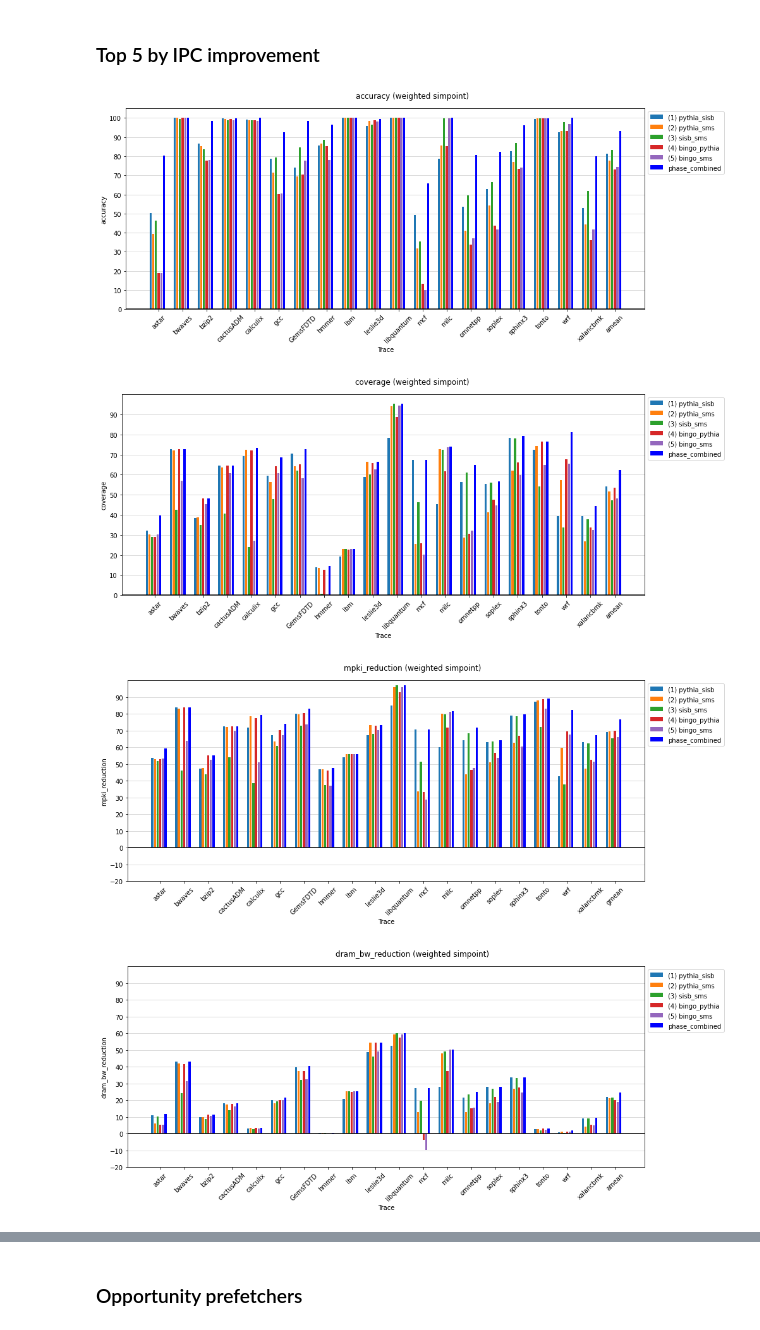
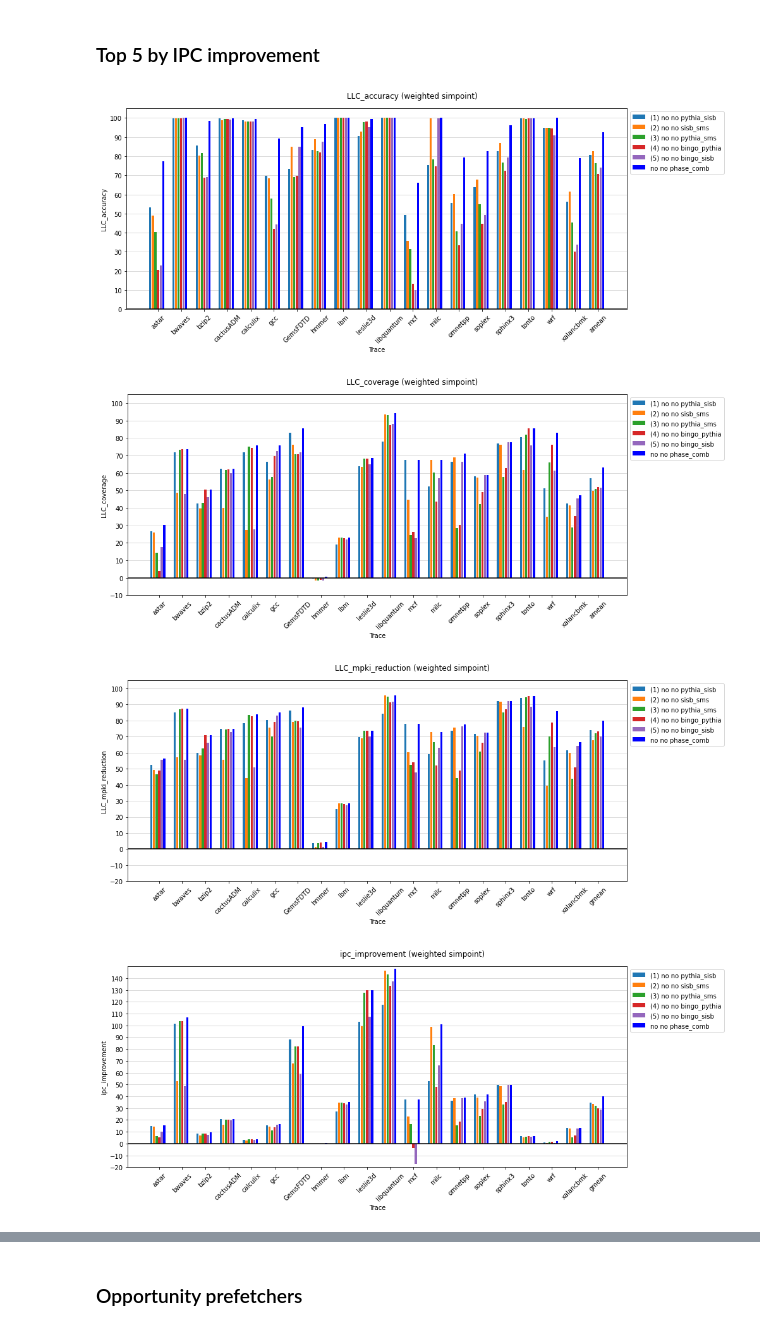
Before and after one commit to cmolder/prefetcher-zoo-analysis, a Jupyter notebook: 20220327-zoo-stats.ipynb, the cells around one changed output, grey strips where cells are left out. Drawn from its saved outputs; the diff is of its cells as text; code cells hidden in the pictures.

```diff
--- a/20220327-zoo-stats.ipynb
+++ b/20220327-zoo-stats.ipynb
@@ -38,20 +34,25 @@ weights = utils.read_weights_file(weight_path)
+# %%
+# Add GAP results
+data_path_gap = '/u/cmolder/GitHub/Pythia/out/prefetcher_zoo/2022_04_25_gap.csv'
+df_gap = utils.read_data_file(data_path_gap)
+df = df.append(df_gap)
 # %%
 # Add CloudSuite results
-data_path_cs = '/u/cmolder/GitHub/Pythia/out/prefetcher_zoo_cloudsuite.csv'
+data_path_cs = '/u/cmolder/GitHub/Pythia/out/prefetcher_zoo/2022_04_08_cloudsuite.csv'
 df_cs = utils.read_data_file(data_path_cs)
 df = df.append(df_cs)
 # %%
 # Add PC trace (max accuracy, max num useful) results
-data_path_pctrace_accuracy = '/u/cmolder/GitHub/Pythia/out/prefetcher_zoo_pctrace_accuracy.csv'
-data_path_pctrace_num_useful = '/u/cmolder/GitHub/Pythia/out/prefetcher_zoo_pctrace_num_useful.csv'
-data_path_pctrace_marg_useful = '/u/cmolder/GitHub/Pythia/out/prefetcher_zoo_pctrace_marginal_useful.csv'
+data_path_pctrace_accuracy = '/u/cmolder/GitHub/Pythia/out/prefetcher_zoo/2022_04_25_spec06_pctrace_accuracy.csv'
+data_path_pctrace_num_useful = '/u/cmolder/GitHub/Pythia/out/prefetcher_zoo/2022_04_25_spec06_pctrace_num_useful.csv'
+data_path_pctrace_marg_useful = '/u/cmolder/GitHub/Pythia/out/prefetcher_zoo/2022_04_25_spec06_pctrace_marginal_useful.csv'
 
 df_pta = utils.read_data_file(data_path_pctrace_accuracy)
 df_ptnu = utils.read_data_file(data_path_pctrace_num_useful)
 df_ptmu = utils.read_data_file(data_path_pctrace_marg_useful)
-df_pta.prefetcher = 'pc_combined_acc'
-df_ptnu.prefetcher = 'pc_combined_num_useful'
-df_ptmu.prefetcher = 'pc_combined_marg_useful'
+df_pta.LLC_pref, df_pta.all_pref = 'pc_comb_acc', [('no', 'no', 'pc_comb_acc')]*len(df_pta)
+df_ptnu.LLC_pref, df_ptnu.all_pref = 'pc_comb_num_useful', [('no', 'no', 'pc_comb_num_useful')]*len(df_ptnu)
+df_ptmu.LLC_pref, df_ptmu.all_pref = 'pc_comb_marg_useful', [('no', 'no', 'pc_comb_marg_useful')]*len(df_ptmu)
 
 df = df.append(df_pta)
 df = df.append(df_ptnu)
@@ -179,50 +179,53 @@ def plot_cumulative_statistics(df, weights, metric='accuracy', method='weighted'
 ### Top 5 by IPC improvement
 # %%
 spec_top_5 = utils.rank_prefetchers(df[df.trace.isin(utils.spec)], 'ipc_improvement', 5)
-opp_pref = ['phase_combined']
+opp_pref = [('no', 'no', 'phase_comb')]
 dpi = None
 
+reload(utils)
+reload(stats)
+
 # Accuracy
-plot_cumulative_statistics(df, weights, metric='accuracy', method='weighted',
+plot_cumulative_statistics(df, weights, metric='LLC_accuracy', method='weighted',
                            prefetchers=spec_top_5,
                            opportunity_prefetchers=opp_pref,
                            benchmarks=utils.spec,
                            ymin=0, ymax=105, dpi=dpi)
 plt.savefig('plots/zoo-stats/accuracy_5_spec.pdf')
 
 # Coverage
-plot_cumulative_statistics(df, weights, metric='coverage', method='weighted',
+plot_cumulative_statistics(df, weights, metric='LLC_coverage', method='weighted',
                            prefetchers=spec_top_5,
                            opportunity_prefetchers=opp_pref,
                            benchmarks=utils.spec,
-                           ymin=0, ymax=100, dpi=dpi)
+                           ymin=-20, ymax=105, dpi=dpi)
 plt.savefig('plots/zoo-stats/coverage_5_spec.pdf')
 
 # MPKI reduction
-plot_cumulative_statistics(df, weights, metric='mpki_reduction', method='weighted',
+plot_cumulative_statistics(df, weights, metric='LLC_mpki_reduction', method='weighted',
                            prefetchers=spec_top_5,
                            opportunity_prefetchers=opp_pref,
                            benchmarks=utils.spec,
-                           ymin=-20, ymax=100, dpi=dpi)
+                           ymin=-20, ymax=105, dpi=dpi)
 plt.savefig('plots/zoo-stats/mpki_reduction_5_spec.pdf')
 
 # DRAM bandwidth reduction
-plot_cumulative_statistics(df, weights, metric='dram_bw_reduction', method='weighted',
-                           prefetchers=spec_top_5,
-                           opportunity_prefetchers=opp_pref,
-                           benchmarks=utils.spec,
-                           ymin=-20, ymax=100, dpi=dpi)
-plt.savefig('plots/zoo-stats/dram_bw_reduction_5_spec.pdf')
+# plot_cumulative_statistics(df, weights, metric='dram_bw_reduction', method='weighted',
+#                            prefetchers=spec_top_5,
+#                            opportunity_prefetchers=opp_pref,
+#                            benchmarks=utils.spec,
+#                            ymin=-20, ymax=100, dpi=dpi)
+# plt.savefig('plots/zoo-stats/dram_bw_reduction_5_spec.pdf')
 
 # IPC improvement
 plot_cumulative_statistics(df, weights, metric='ipc_improvement', method='weighted',
                            prefetchers=spec_top_5,
                            opportunity_prefetchers=opp_pref,
                            benchmarks=utils.spec,
-                           ymin=-20, ymax=170, dpi=dpi)
+                           ymin=-20, ymax=150, dpi=dpi)
 plt.savefig('plots/zoo-stats/ipc_improvement_5_spec.pdf')
 # %% [output]
-[figure, old version]
+[figure, new version]
-[figure, old version]
+[figure, new version]
-[figure, old version]
+[figure, new version]
-[figure, old version]
+[figure, new version]
```
Also changed, not shown: parts of 12 cells of this notebook, 2 other files.
